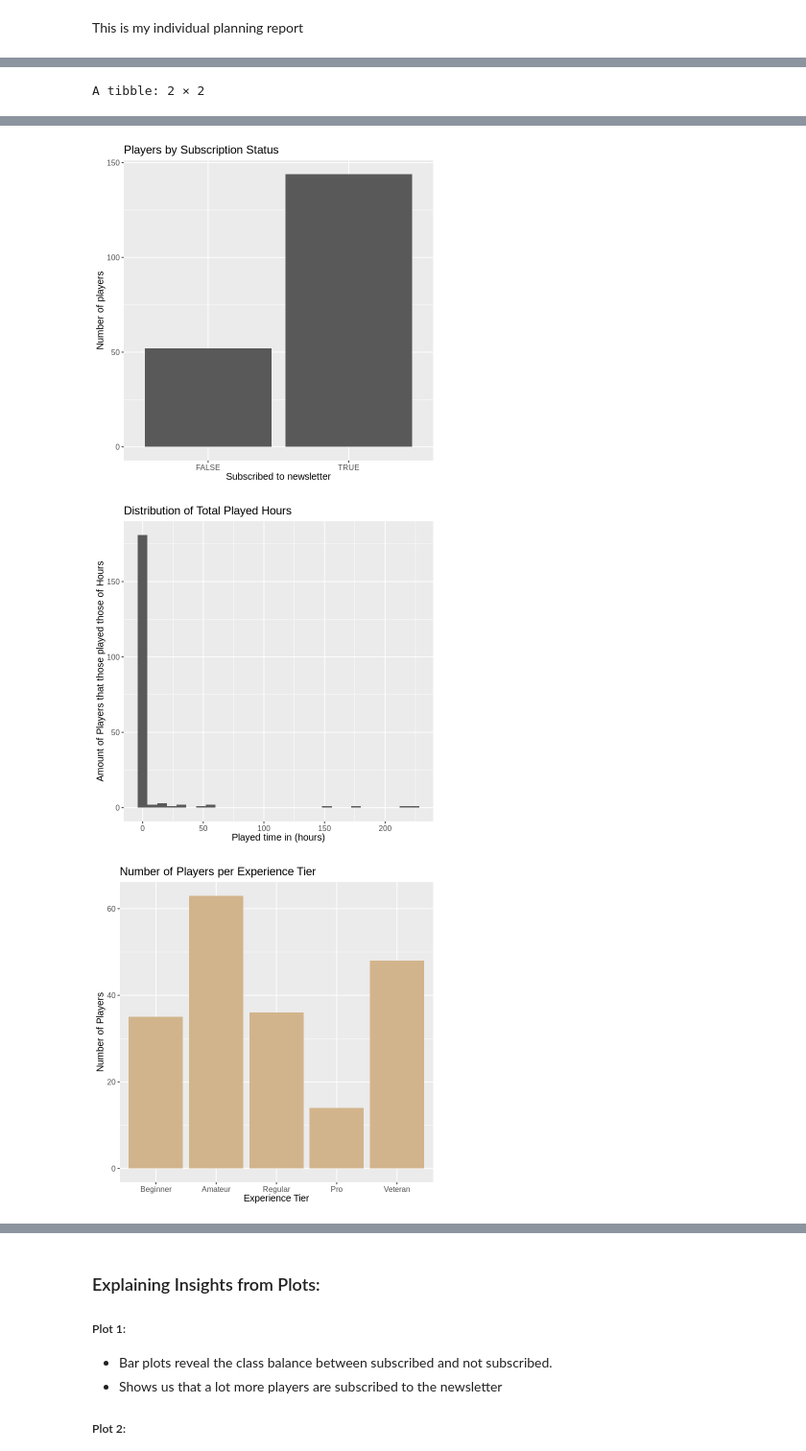
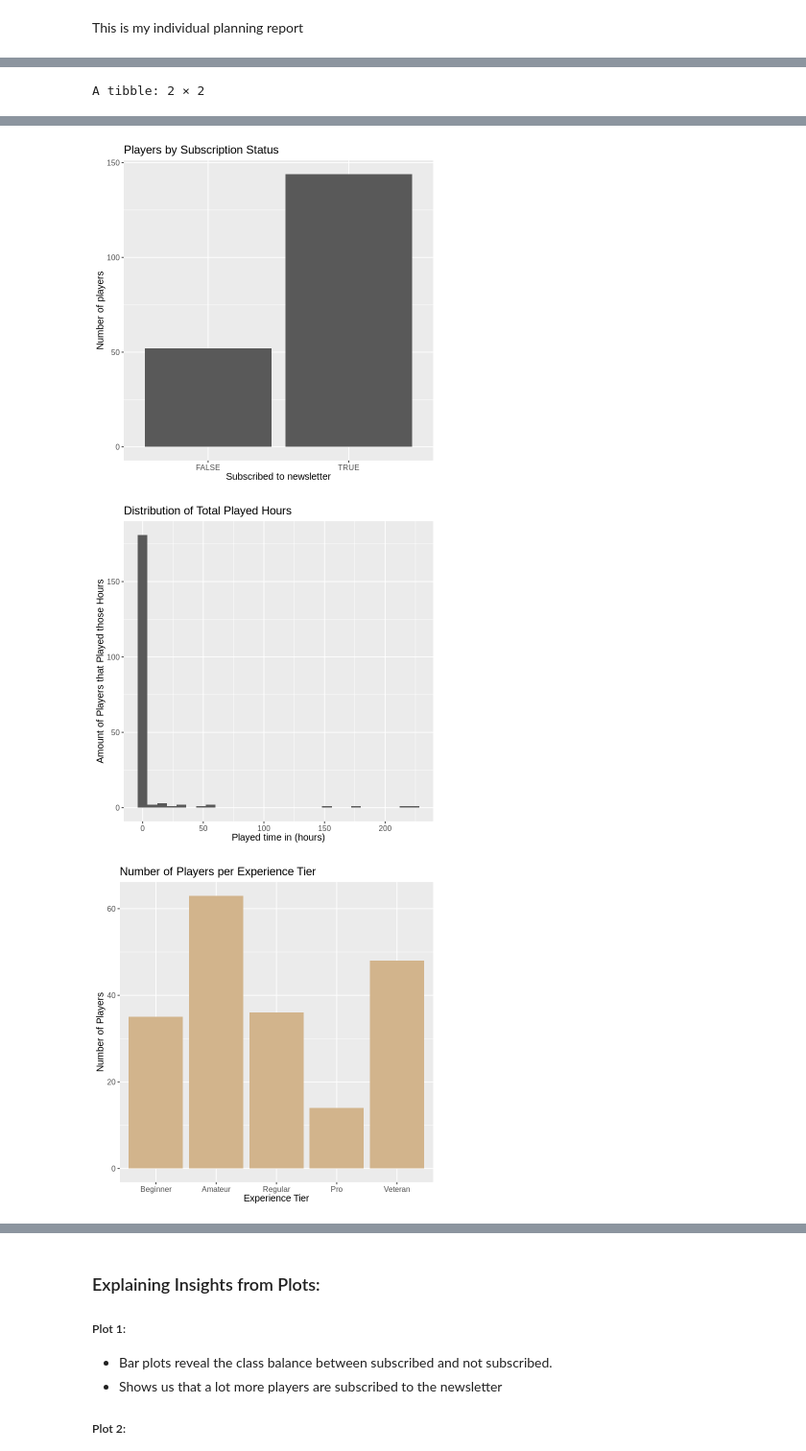
Before and after one commit to Shonh-debug/Project-Planning-Stage-Individual, a Jupyter notebook: Individual Planning Report.ipynb, the cells around one changed output, grey strips where cells are left out. Shown: that part at 96% size. Saved outputs shown, nothing was run; the diff lists cells and outputs as text; code cells hidden in the pictures.

```diff
--- a/Individual Planning Report.ipynb
+++ b/Individual Planning Report.ipynb
@@ -152,39 +151,37 @@ players_tidy |>
 ggplot(players_tidy, aes(x = played_hours)) +
   geom_histogram(binwidth = 8) +
   labs(title = "Distribution of Total Played Hours",
        x = "Played time in (hours)",
-       y = "Amount of Players that those played those of Hours") +
+       y = "Amount of Players that Played those Hours") +
   theme(text = element_text(size = 12))
 
 #Number of players per experience tier
 players_tidy |>
   count(experience) |>
   ggplot(aes(x = experience, y = n)) +
   geom_bar(stat = "identity", fill = "tan") +
-  labs(
-    title = "Number of Players per Experience Tier",
+  labs(title = "Number of Players per Experience Tier",
     x = "Experience Tier",
     y = "Number of Players") +
   theme(text = element_text(size = 12))
 
 
 # Subscribed
 ggplot(players_tidy, aes(x = experience, fill = subscribe)) +
   geom_bar(position = "dodge") +
-  labs(
-    title = "Subscription Status by Experience Tier",
+  labs(title = "Subscription Status by Experience Tier",
     x = "Experience tier",
     y = "Number of Players Subcribed to Newsletter",
     fill = "Subscribed?") +
   theme(text = element_text(size = 12))
 # %% [output]
 A tibble: 2 × 2
 | variable | mean_value |
 | <chr> | <dbl> |
 | Age | 21.14 |
 | played_hours | 5.85 |
 [figure]
-[figure, old version]
+[figure, new version]
 [figure]
 [figure]
 # %% [markdown]
```
Also changed, not shown: parts of 6 cells of this notebook.
